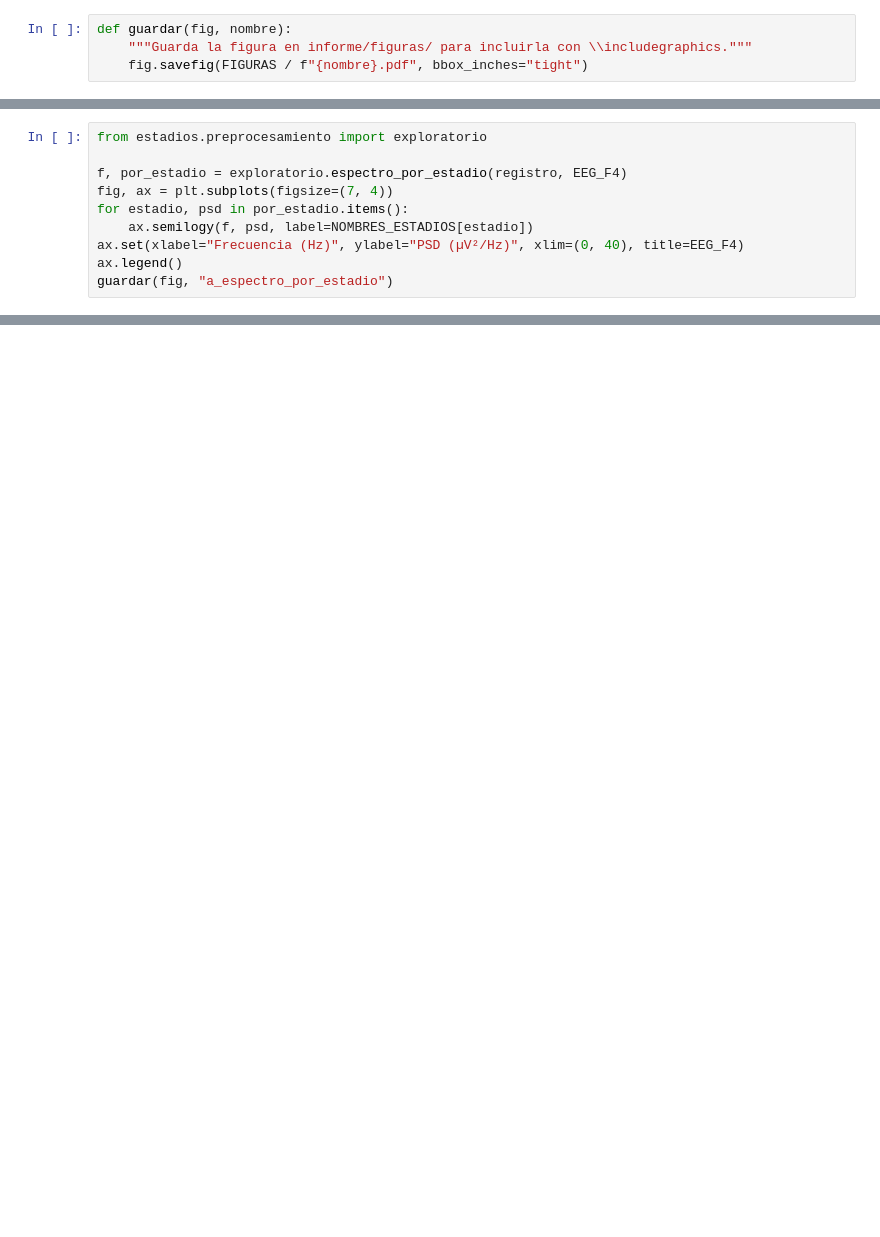
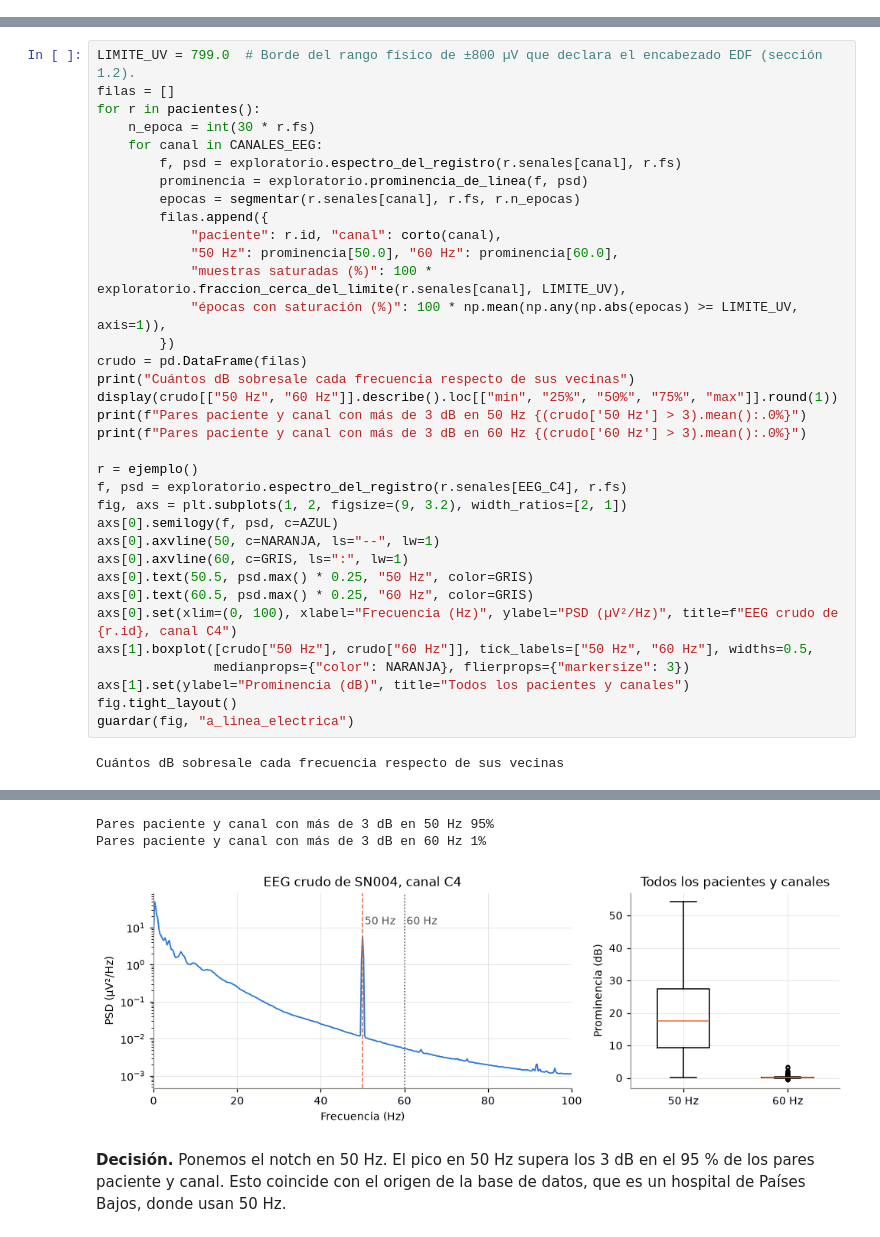
Before and after one commit to ldelia22/PSIB2026Q2-TPS-Grupo02-CassanoNieto-DElia-Ortega, a Jupyter notebook: codigo/notebooks/01_frente_A_senales.ipynb, the cells around one changed output, grey strips where cells are left out. Drawn from its saved outputs; the diff is of its cells as text; blank space fills up the shorter version.

Commit message:
agrego el notebook con el análisis de preprocesamiento (módulo A)

```diff
--- a/codigo/notebooks/01_frente_A_senales.ipynb
+++ b/codigo/notebooks/01_frente_A_senales.ipynb
@@ -34,4 +0,0 @@ print("Datos reales" if USAR_DATOS_REALES else "Sin datos descargados: se usan l
-# %%
-def guardar(fig, nombre):
-    """Guarda la figura en informe/figuras/ para incluirla con \\includegraphics."""
-    fig.savefig(FIGURAS / f"{nombre}.pdf", bbox_inches="tight")
@@ -48,10 +0,0 @@ print(registro.id, registro.n_epocas, "épocas")
-# %%
-from estadios.preprocesamiento import exploratorio
-
-f, por_estadio = exploratorio.espectro_por_estadio(registro, EEG_F4)
-fig, ax = plt.subplots(figsize=(7, 4))
-for estadio, psd in por_estadio.items():
-    ax.semilogy(f, psd, label=NOMBRES_ESTADIOS[estadio])
-ax.set(xlabel="Frecuencia (Hz)", ylabel="PSD (µV²/Hz)", xlim=(0, 40), title=EEG_F4)
-ax.legend()
-guardar(fig, "a_espectro_por_estadio")
@@ -81,0 +169,37 @@ from estadios.preprocesamiento import segmentacion
+# %%
+LIMITE_UV = 799.0  # Borde del rango físico de ±800 µV que declara el encabezado EDF (sección 1.2).
+filas = []
+for r in pacientes():
+    n_epoca = int(30 * r.fs)
+    for canal in CANALES_EEG:
+        f, psd = exploratorio.espectro_del_registro(r.senales[canal], r.fs)
+        prominencia = exploratorio.prominencia_de_linea(f, psd)
+        epocas = segmentar(r.senales[canal], r.fs, r.n_epocas)
+        filas.append({
+            "paciente": r.id, "canal": corto(canal),
+            "50 Hz": prominencia[50.0], "60 Hz": prominencia[60.0],
+            "muestras saturadas (%)": 100 * exploratorio.fraccion_cerca_del_limite(r.senales[canal], LIMITE_UV),
+            "épocas con saturación (%)": 100 * np.mean(np.any(np.abs(epocas) >= LIMITE_UV, axis=1)),
+        })
+crudo = pd.DataFrame(filas)
+print("Cuántos dB sobresale cada frecuencia respecto de sus vecinas")
+display(crudo[["50 Hz", "60 Hz"]].describe().loc[["min", "25%", "50%", "75%", "max"]].round(1))
+print(f"Pares paciente y canal con más de 3 dB en 50 Hz {(crudo['50 Hz'] > 3).mean():.0%}")
+print(f"Pares paciente y canal con más de 3 dB en 60 Hz {(crudo['60 Hz'] > 3).mean():.0%}")
+
+r = ejemplo()
+f, psd = exploratorio.espectro_del_registro(r.senales[EEG_C4], r.fs)
+fig, axs = plt.subplots(1, 2, figsize=(9, 3.2), width_ratios=[2, 1])
+axs[0].semilogy(f, psd, c=AZUL)
+axs[0].axvline(50, c=NARANJA, ls="--", lw=1)
+axs[0].axvline(60, c=GRIS, ls=":", lw=1)
+axs[0].text(50.5, psd.max() * 0.25, "50 Hz", color=GRIS)
+axs[0].text(60.5, psd.max() * 0.25, "60 Hz", color=GRIS)
+axs[0].set(xlim=(0, 100), xlabel="Frecuencia (Hz)", ylabel="PSD (µV²/Hz)", title=f"EEG crudo de {r.id}, canal C4")
+axs[1].boxplot([crudo["50 Hz"], crudo["60 Hz"]], tick_labels=["50 Hz", "60 Hz"], widths=0.5,
+               medianprops={"color": NARANJA}, flierprops={"markersize": 3})
+axs[1].set(ylabel="Prominencia (dB)", title="Todos los pacientes y canales")
+fig.tight_layout()
+guardar(fig, "a_linea_electrica")
+# %% [output]
+Cuántos dB sobresale cada frecuencia respecto de sus vecinas
@@ -81,0 +212,5 @@ from estadios.preprocesamiento import segmentacion
+Pares paciente y canal con más de 3 dB en 50 Hz 95%
+Pares paciente y canal con más de 3 dB en 60 Hz 1%
+[figure, added]
+# %% [markdown]
+**Decisión.** Ponemos el notch en 50 Hz. El pico en 50 Hz supera los 3 dB en el 95 % de los pares paciente y canal. Esto coincide con el origen de la base de datos, que es un hospital de Países Bajos, donde usan 50 Hz.
```
Also changed, not shown: parts of 76 cells of this notebook.
